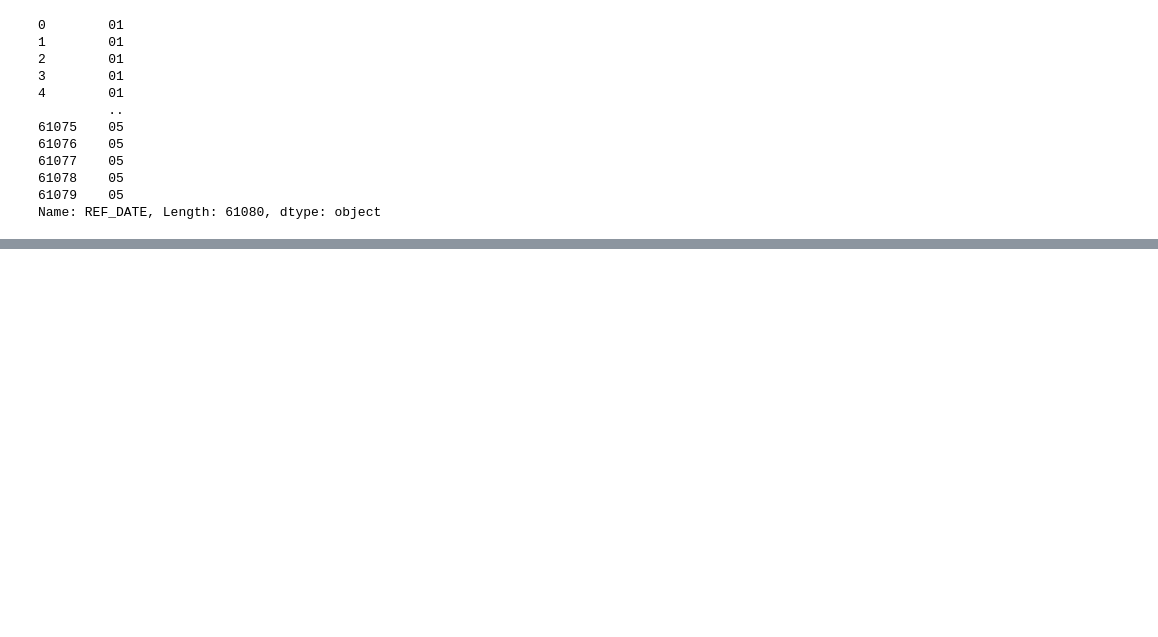
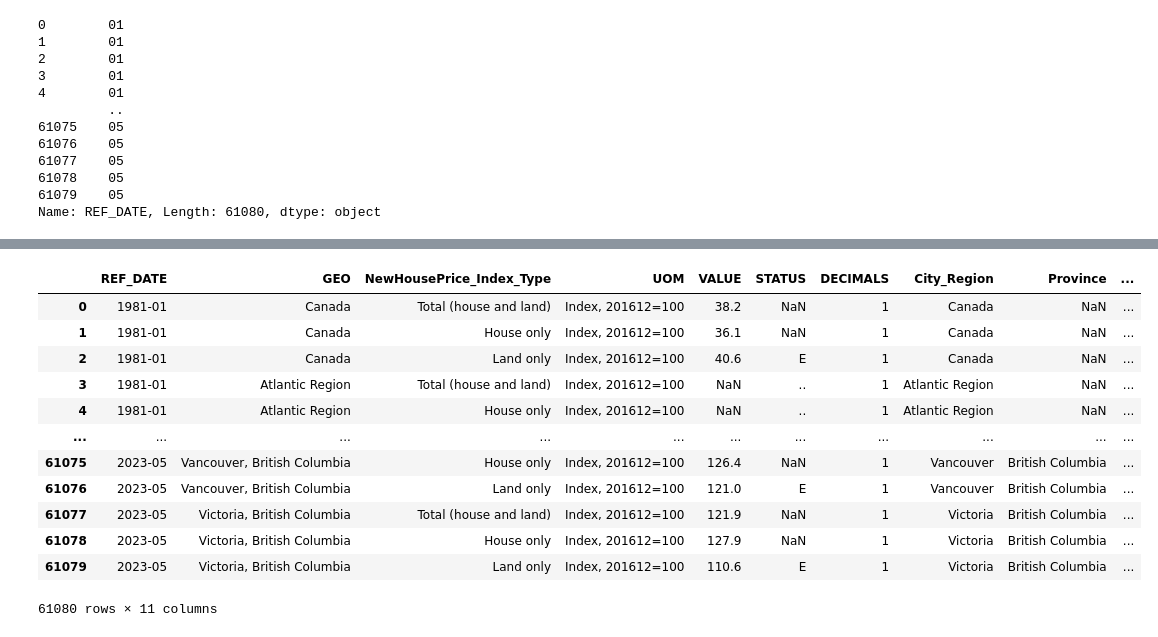
Before and after one commit to Ao-27/Project1_Group1_HousingMarket, a Jupyter notebook: group1_housing_solution.ipynb, the cells around one changed output, grey strips where cells are left out. Cells and saved outputs as stored; diff of their text form; code cells hidden in the pictures; blank space fills up the shorter version.

```diff
--- a/group1_housing_solution.ipynb
+++ b/group1_housing_solution.ipynb
@@ -154,3 +176,30 @@ Manual_Merge_date
 | 61078 | 2023 | 05 |
 | 61079 | 2023 | 05 |
 61080 rows × 2 columns
+# %%
+#via => https://appdividend.com/2020/06/02/pandas-concat-method-example-in-python/
+#JOIN Split GEO Columns to Original DF
+
+GeoUpdated_DF = pd.concat([reduced_main_df,Manual_Merge_Geo],axis=1,join='outer') # ,join_axes=None,ignore_index=False)
+
+GeoUpdated_DF
+
+#JOIN Split YEar+Month Columns to GeoUpdated_DF
+
+DateUpdated_DF = pd.concat([GeoUpdated_DF,Manual_Merge_date],axis=1,join='outer')
+
+DateUpdated_DF
+# %% [output]
+|  | REF_DATE | GEO | NewHousePrice_Index_Type | UOM | VALUE | STATUS | DECIMALS | City_Region | Province | ... |
+| 0 | 1981-01 | Canada | Total (house and land) | Index, 201612=100 | 38.2 | NaN | 1 | Canada | NaN | ... |
+| 1 | 1981-01 | Canada | House only | Index, 201612=100 | 36.1 | NaN | 1 | Canada | NaN | ... |
+| 2 | 1981-01 | Canada | Land only | Index, 201612=100 | 40.6 | E | 1 | Canada | NaN | ... |
+| 3 | 1981-01 | Atlantic Region | Total (house and land) | Index, 201612=100 | NaN | .. | 1 | Atlantic Region | NaN | ... |
+| 4 | 1981-01 | Atlantic Region | House only | Index, 201612=100 | NaN | .. | 1 | Atlantic Region | NaN | ... |
+| ... | ... | ... | ... | ... | ... | ... | ... | ... | ... | ... |
+| 61075 | 2023-05 | Vancouver, British Columbia | House only | Index, 201612=100 | 126.4 | NaN | 1 | Vancouver | British Columbia | ... |
+| 61076 | 2023-05 | Vancouver, British Columbia | Land only | Index, 201612=100 | 121.0 | E | 1 | Vancouver | British Columbia | ... |
+| 61077 | 2023-05 | Victoria, British Columbia | Total (house and land) | Index, 201612=100 | 121.9 | NaN | 1 | Victoria | British Columbia | ... |
+| 61078 | 2023-05 | Victoria, British Columbia | House only | Index, 201612=100 | 127.9 | NaN | 1 | Victoria | British Columbia | ... |
+| 61079 | 2023-05 | Victoria, British Columbia | Land only | Index, 201612=100 | 110.6 | E | 1 | Victoria | British Columbia | ... |
+61080 rows × 11 columns
```
Also changed, not shown: parts of 12 cells of this notebook, 1 other file.
